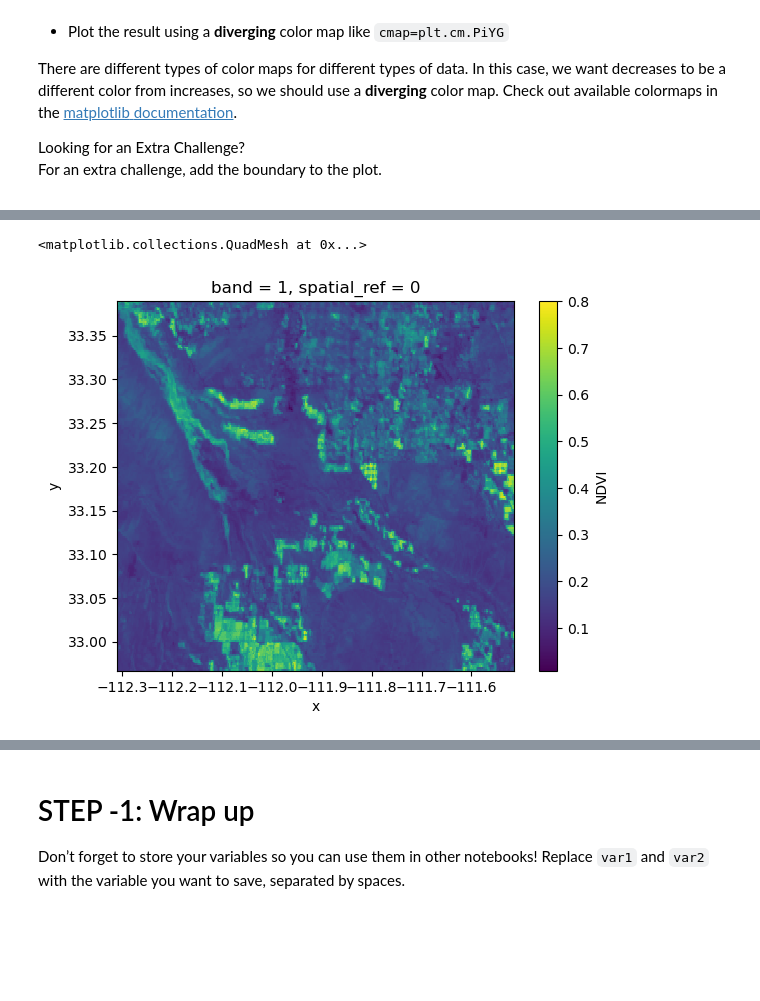
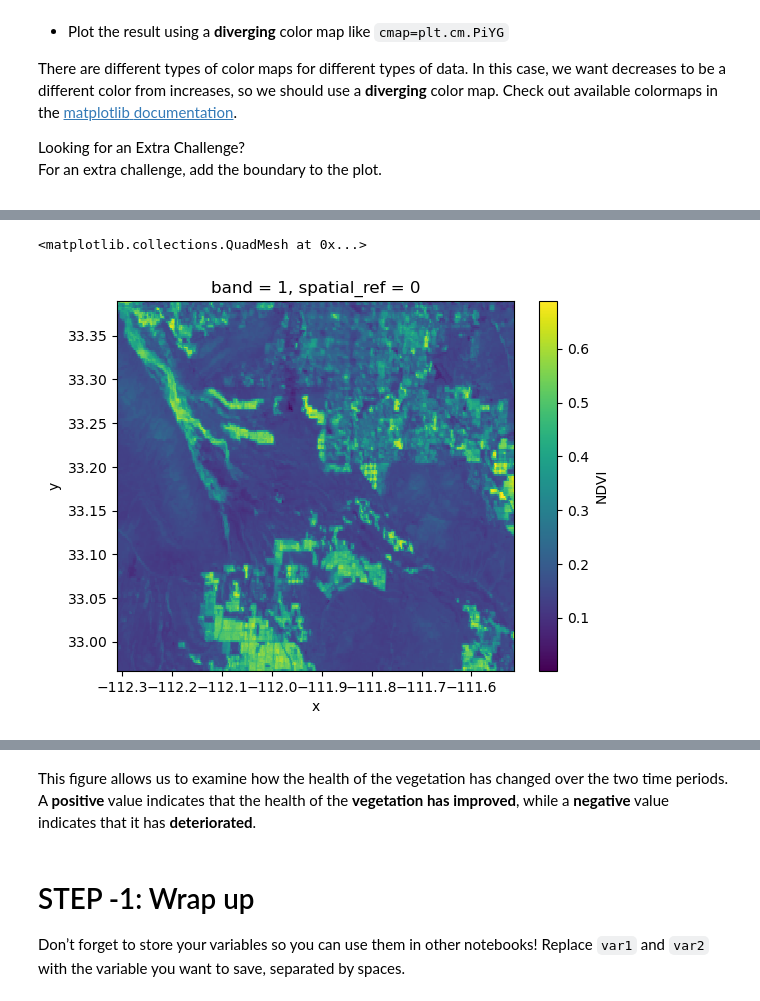
Before and after one commit to earthlab-education/04-vegetation-MarJess, a Jupyter notebook: notebooks/vegetation-03-plot.ipynb, the cells around one changed output, grey strips where cells are left out. Saved outputs shown, nothing was run; the diff lists cells and outputs as text; code cells hidden in the pictures; blank space fills up the shorter version.

```diff
--- a/notebooks/vegetation-03-plot.ipynb
+++ b/notebooks/vegetation-03-plot.ipynb
@@ -151,5 +101,5 @@ data-__quarto_custom_id="3"></span> boundary to the plot.</p></div></div>
 # %%
-ndvi_data_2021_2023 = ndvi_da.sel(date=slice('2021', '2023')).mean('date').NDVI
+ndvi_data_2001_2011 = ndvi_da.sel(date=slice('2001', '2011')).mean('date').NDVI
 
-ndvi_data_2018_2020 = ndvi_da.sel(date=slice('2018', '2020')).mean('date').NDVI
+ndvi_data_2012_2022 = ndvi_da.sel(date=slice('2012', '2022')).mean('date').NDVI
 # %%
@@ -160,8 +110,8 @@ ndvi_data_2018_2020.plot()
 # %%
-ndvi_data_2021_2023.plot()
+ndvi_data_2012_2022.plot()
 # %% [output]
 <matplotlib.collections.QuadMesh at 0x...>
-[figure, old version]
+[figure, new version]
 # %%
 # Compute the difference in NDVI before and after
 ndvi_diff = (
@@ -179,6 +130,11 @@ ndvi_diff = (
 )
 # %% [output]
 [interactive output not drawn]
+# %% [markdown]
+This figure allows us to examine how the health of the vegetation has changed
+over the two time periods. A **positive** value indicates that the health of
+the **vegetation has improved**, while a **negative** value indicates that it
+has **deteriorated**.
 # %% [markdown]
 # STEP -1: Wrap up
 
```
Also changed, not shown: parts of 5 cells of this notebook.
